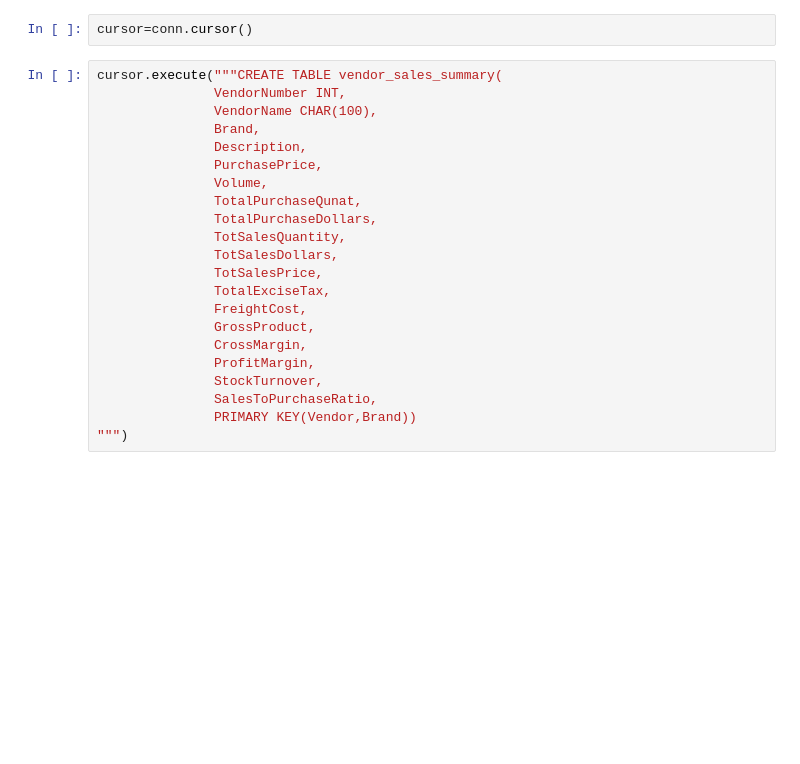
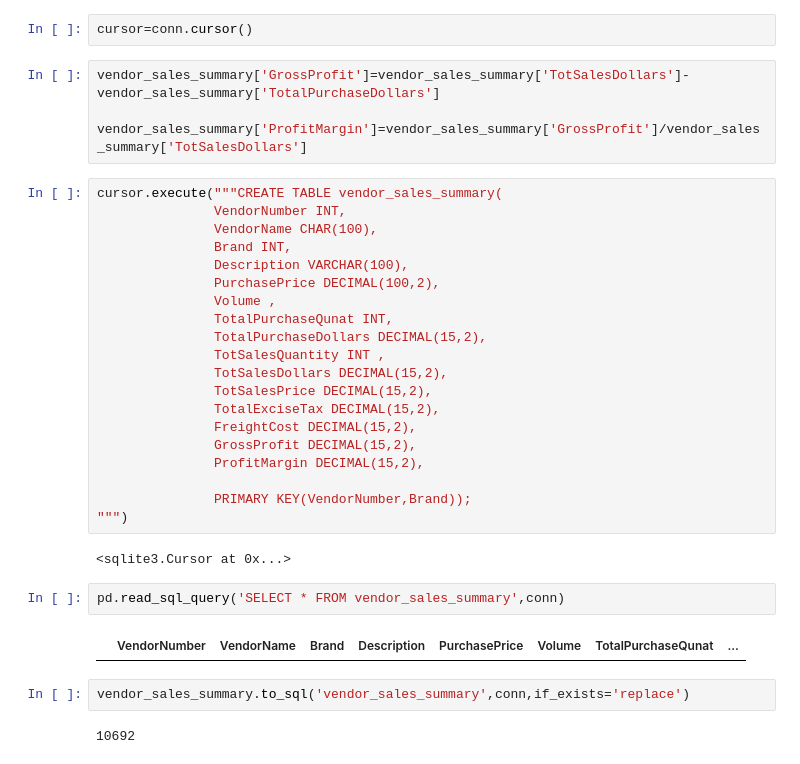
Before and after one commit to LuffyXoro/MERCHANT-Data-Analytics, a Jupyter notebook: EDA.ipynb, the cells around one changed output. Saved outputs shown, nothing was run; the diff lists cells and outputs as text; blank space fills up the shorter version.

```diff
--- a/EDA.ipynb
+++ b/EDA.ipynb
@@ -327,25 +327,37 @@ vendor_sales_summary['VendorName'].str.strip()
 Name: VendorName, Length: 10692, dtype: object
 # %%
 cursor=conn.cursor()
+# %%
+vendor_sales_summary['GrossProfit']=vendor_sales_summary['TotSalesDollars']-vendor_sales_summary['TotalPurchaseDollars']
+
+vendor_sales_summary['ProfitMargin']=vendor_sales_summary['GrossProfit']/vendor_sales_summary['TotSalesDollars']
 # %%
 cursor.execute("""CREATE TABLE vendor_sales_summary(
                VendorNumber INT,
                VendorName CHAR(100),
-               Brand,
-               Description,
-               PurchasePrice,
-               Volume,
-               TotalPurchaseQunat,
-               TotalPurchaseDollars,
-               TotSalesQuantity,
-               TotSalesDollars,
-               TotSalesPrice,
-               TotalExciseTax,
-               FreightCost,
-               GrossProduct,
-               CrossMargin,
-               ProfitMargin,
-               StockTurnover,
-               SalesToPurchaseRatio,
-               PRIMARY KEY(Vendor,Brand))
+               Brand INT,
+               Description VARCHAR(100),
+               PurchasePrice DECIMAL(100,2),
+               Volume ,
+               TotalPurchaseQunat INT,
+               TotalPurchaseDollars DECIMAL(15,2),
+               TotSalesQuantity INT ,
+               TotSalesDollars DECIMAL(15,2),
+               TotSalesPrice DECIMAL(15,2),
+               TotalExciseTax DECIMAL(15,2),
+               FreightCost DECIMAL(15,2),
+               GrossProfit DECIMAL(15,2),
+               ProfitMargin DECIMAL(15,2),
+
+               PRIMARY KEY(VendorNumber,Brand));
 """)
+# %% [output]
+<sqlite3.Cursor at 0x...>
+# %%
+pd.read_sql_query('SELECT * FROM vendor_sales_summary',conn)
+# %% [output]
+|  | VendorNumber | VendorName | Brand | Description | PurchasePrice | Volume | TotalPurchaseQunat | ... |
+# %%
+vendor_sales_summary.to_sql('vendor_sales_summary',conn,if_exists='replace')
+# %% [output]
+10692
```
Also changed, not shown: parts of 3 cells of this notebook.
